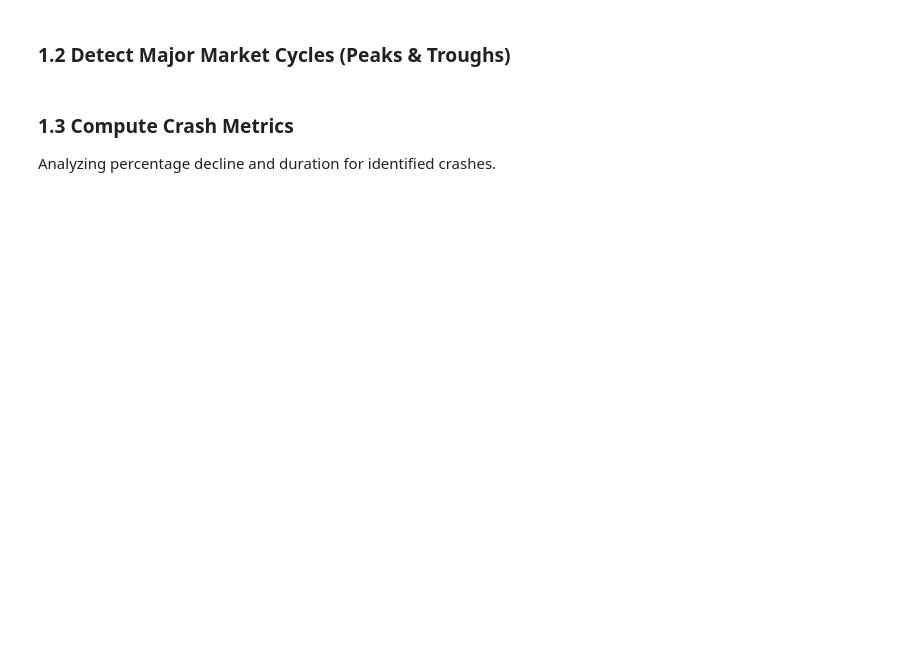
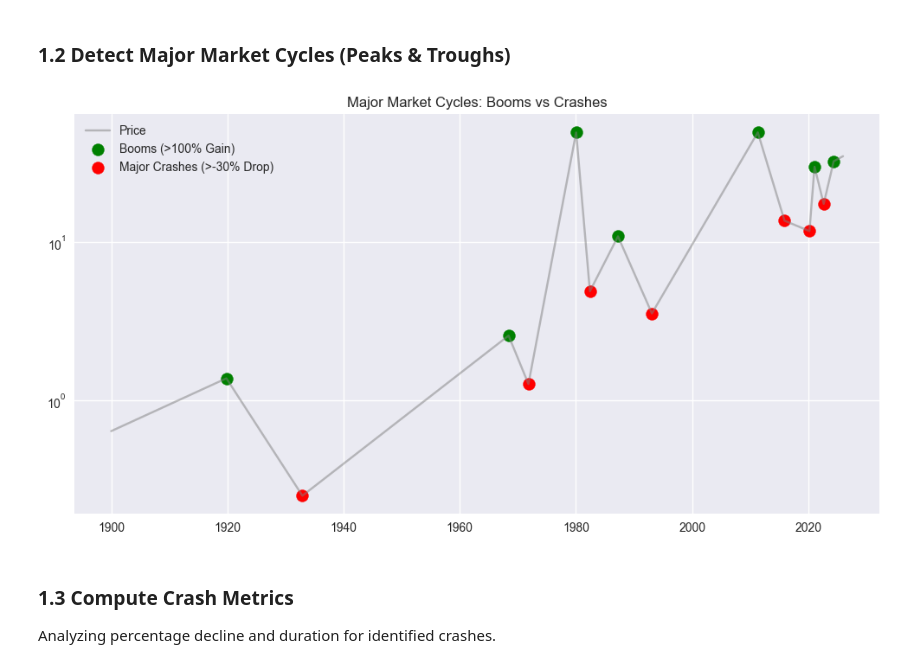
Before and after one commit to DKS-MANAGER/realrich_PPP, a Jupyter notebook: Silver_Market_Research_System.ipynb, the cells around one changed output. Drawn from its saved outputs; the diff is of its cells as text; code cells hidden in the pictures; blank space fills up the shorter version.

```diff
--- a/Silver_Market_Research_System.ipynb
+++ b/Silver_Market_Research_System.ipynb
@@ -34,20 +58,23 @@ plt.show()
 # %% [markdown]
 ### 1.2 Detect Major Market Cycles (Peaks & Troughs)
 # %%
-close_prices = df_long['Close'].values
-# Find peaks (local maxima)
-peaks, _ = find_peaks(close_prices, distance=252, prominence=5) # distance=1 year approx
+# Since the loaded file already contains identified peaks and troughs,
+# we can visualize them directly instead of re-calculating.
 
-# Find troughs (inverted peaks)
-troughs, _ = find_peaks(-close_prices, distance=252, prominence=5)
+booms = df_history[df_history['Boom'] == True]
+crashes = df_history[df_history['Major_Crash'] == True]
 
 plt.figure(figsize=(12, 6))
-plt.plot(df_long.index, close_prices, label='Price')
-plt.plot(df_long.index[peaks], close_prices[peaks], 'x', color='red', label='Peaks')
-plt.plot(df_long.index[troughs], close_prices[troughs], 'o', color='green', label='Troughs')
-plt.title('Major Market Cycles: Peaks & Troughs')
+plt.plot(df_history['Date'], df_history['Price_USD_oz'], label='Price', color='gray', alpha=0.5)
+plt.scatter(booms['Date'], booms['Price_USD_oz'], color='green', s=100, label='Booms (>100% Gain)')
+plt.scatter(crashes['Date'], crashes['Price_USD_oz'], color='red', s=100, label='Major Crashes (>-30% Drop)')
+
+plt.title('Major Market Cycles: Booms vs Crashes')
+plt.yscale('log')
 plt.legend()
 plt.show()
+# %% [output]
+[figure, added]
 # %% [markdown]
 ### 1.3 Compute Crash Metrics
 Analyzing percentage decline and duration for identified crashes.
```
Also changed, not shown: parts of 11 cells of this notebook, 28 other files.
